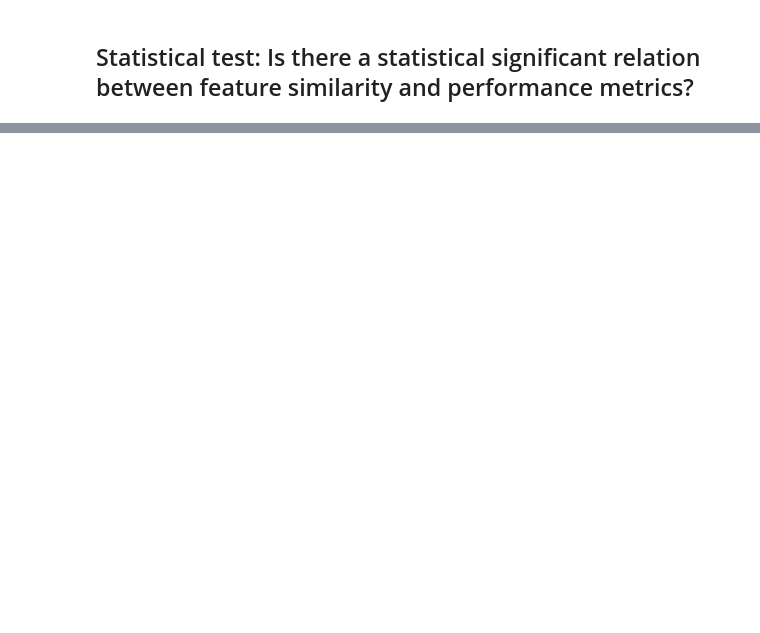
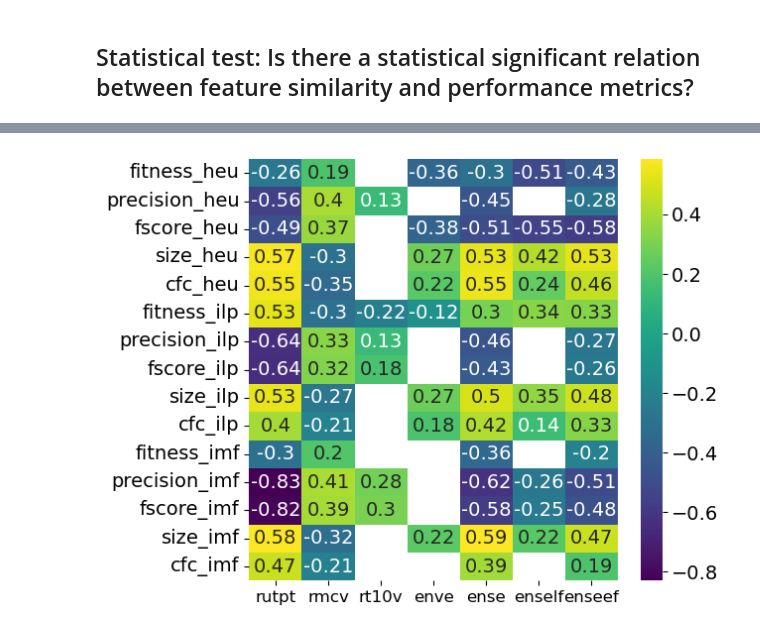
Before and after one commit to lmu-dbs/gedi, a Jupyter notebook: notebooks/GEDI_statistical_tests.ipynb, the cells around one changed output, grey strips where cells are left out. Cells and saved outputs as stored; diff of their text form; code cells hidden in the pictures; blank space fills up the shorter version.

Commit message:
Changes font size for figs 7 and 8

```diff
--- a/notebooks/GEDI_statistical_tests.ipynb
+++ b/notebooks/GEDI_statistical_tests.ipynb
@@ -2,8 +2,8 @@
 import pandas as pd
 from scipy import spatial
 from sklearn.metrics.pairwise import cosine_similarity
-TEST='pearsonr'#kendalltau
-DATA_SOURCE = 'GenBaselineED' #'BaselineED', 'GenBaselineED', 'GenED'
+TEST='pearsonr'#'kendalltau', 'pearsonr'
+DATA_SOURCE = 'GenED' #'BaselineED', 'GenBaselineED', 'GenED'
 IMPUTE = False #If False Nan lines are dropped
 
 paper_feat_columns = ["log","ratio_unique_traces_per_trace", "ratio_most_common_variant", 'ratio_top_10_variants', 'epa_normalized_variant_entropy', 'epa_normalized_sequence_entropy', 'epa_normalized_sequence_entropy_linear_forgetting', 'epa_normalized_sequence_entropy_exponential_forgetting']
@@ -176,0 +68,86 @@ from io_helpers import get_keys_abbreviation
+# %%
+from scipy.stats import spearmanr
+from scipy.stats import kendalltau
+from scipy.stats import pearsonr
+from numpy import isnan
+
+import sys
+import os
+sys.path.append(os.path.dirname("../gedi/utils/io_helpers.py"))
+from io_helpers import get_keys_abbreviation
+
+def statistical_test(feature_source, bench_source, test, impute=False):
+    ft = load_data(feature_source, 'feat')
+    #paper_feat_columns = ["log","ratio_unique_traces_per_trace", "ratio_most_common_variant", 'ratio_top_10_variants', 'epa_normalized_variant_entropy', 'epa_normalized_sequence_entropy', 'epa_normalized_sequence_entropy_linear_forgetting', 'epa_normalized_sequence_entropy_exponential_forgetting']
+    #ft= ft[paper_feat_columns]
+    print(ft.shape)
+    print(ft['log'].tolist())
+
+
+    ben = load_data(bench_source, 'bench')
+    #ben['log']=ben.apply(lambda x: x['log'].replace("Gen",""), axis=1)
+
+    paper_metrics_columns = ['log', 'fitness_heu', 'precision_heu',
+           'fscore_heu', 'size_heu', 'cfc_heu', 'fitness_ilp', 'precision_ilp', 'fscore_ilp',
+           'size_ilp','cfc_ilp', 'fitness_imf', 'precision_imf', 'fscore_imf', 'size_imf', 'cfc_imf']
+
+    #ben = ben[paper_metrics_columns]
+    print(ben.shape)
+    print(ben['log'].tolist())
+    fd_pdm = pd.merge(ft, ben, on=['log'], how='inner').reset_index(drop=True)#.reindex(both_df.index)
+
+    ## DROP DUPLICATES
+    fd_pdm = fd_pdm.reset_index(drop=True)
+    fd_pdm = fd_pdm.T.drop_duplicates().T
+    print(fd_pdm.shape)
+    fd_pdm['log'].unique()
+
+    print(fd_pdm.columns)
+    benchmark_ft, benchmark_pd = clean_data(fd_pdm, impute, paper_feat_columns, paper_metrics_columns)
+
+    print(benchmark_ft.shape, benchmark_pd.shape)
+
+    benchmarked_ft_plot = benchmark_ft.copy()
+    benchmarked_pdm_plot = benchmark_pd.copy()
+
+    #benchmarked_ft = benchmarked_ft.head(10)
+    #benchmarked_pdm = benchmarked_pdm.head(10)
+    print(DATA_SOURCE, benchmarked_ft_plot.shape, benchmarked_pdm_plot.shape)
+
+    tmp = list(benchmarked_ft_plot.columns[1:-1])
+    df_tmp = pd.DataFrame(index=benchmarked_pdm_plot.columns[1:-1], columns=tmp)
+    #print("Benchmark_pdm:", benchmarked_pdm.columns[1:-1])
+    #print ("Benchmark_ft:", tmp)
+
+    for feature in benchmarked_ft_plot.columns:
+        if feature != 'log' and feature != 'source':
+            for metric in benchmarked_pdm_plot.columns:
+                if metric != 'log' and metric != 'source':
+                    #print(feature, benchmarked_pdm.columns[1])
+                    stat, p = eval(f"{TEST}(benchmarked_ft_plot[feature], benchmarked_pdm_plot[metric])")
+                    #print(feature, metric, p, p <= 0.05)
+                    df_tmp.loc[metric, feature] = stat*(1.0 if (p <= 0.05) else 0.0)
+
+    feature_keys = get_keys_abbreviation(df_tmp.columns).split("_")
+    print(feature_keys)
+    df_tmp.columns=feature_keys
+    print("Direct", TEST, DATA_SOURCE)
+    # df_tmp[pd.isnan()]
+
+    sns.heatmap(df_tmp.fillna(0), annot=True, cmap="viridis", annot_kws={"size": 14})
+    ax = plt.gca()
+    sns.heatmap(df_tmp.fillna(0), mask=df_tmp.fillna(0)!=0, cmap="Greys", annot=False, cbar=False, ax=ax)
+    #ax.set_title("P-values of features leading to process discovery metrics", fontsize=15)
+    cax = ax.figure.axes[-1]
+    cax.tick_params(labelsize=14)
+
+    plt.yticks(fontsize=14)
+    plt.xticks(fontsize=12)
+
+    plt.tight_layout()
+    output_path = f"../output/plots/pdm_{get_output_file_name(TEST, DATA_SOURCE, IMPUTE)}"
+    print(output_path)
+    plt.savefig(output_path, dpi=300)
+
+statistical_test(DATA_SOURCE+"_feat", DATA_SOURCE+"_bench", TEST, IMPUTE)
+# %% [output]
@@ -176,0 +171 @@ from io_helpers import get_keys_abbreviation
+[figure, new version]
```
Also changed, not shown: parts of 4 cells of this notebook.
